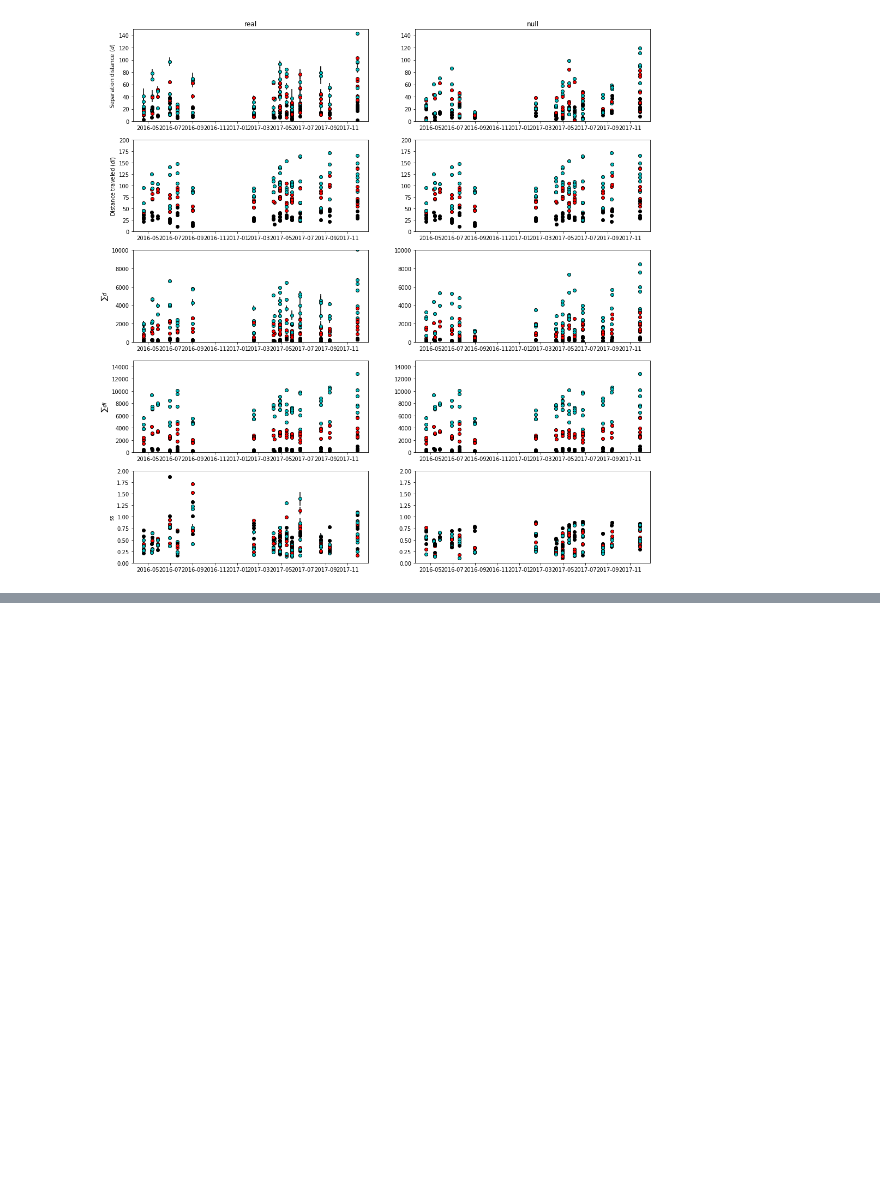
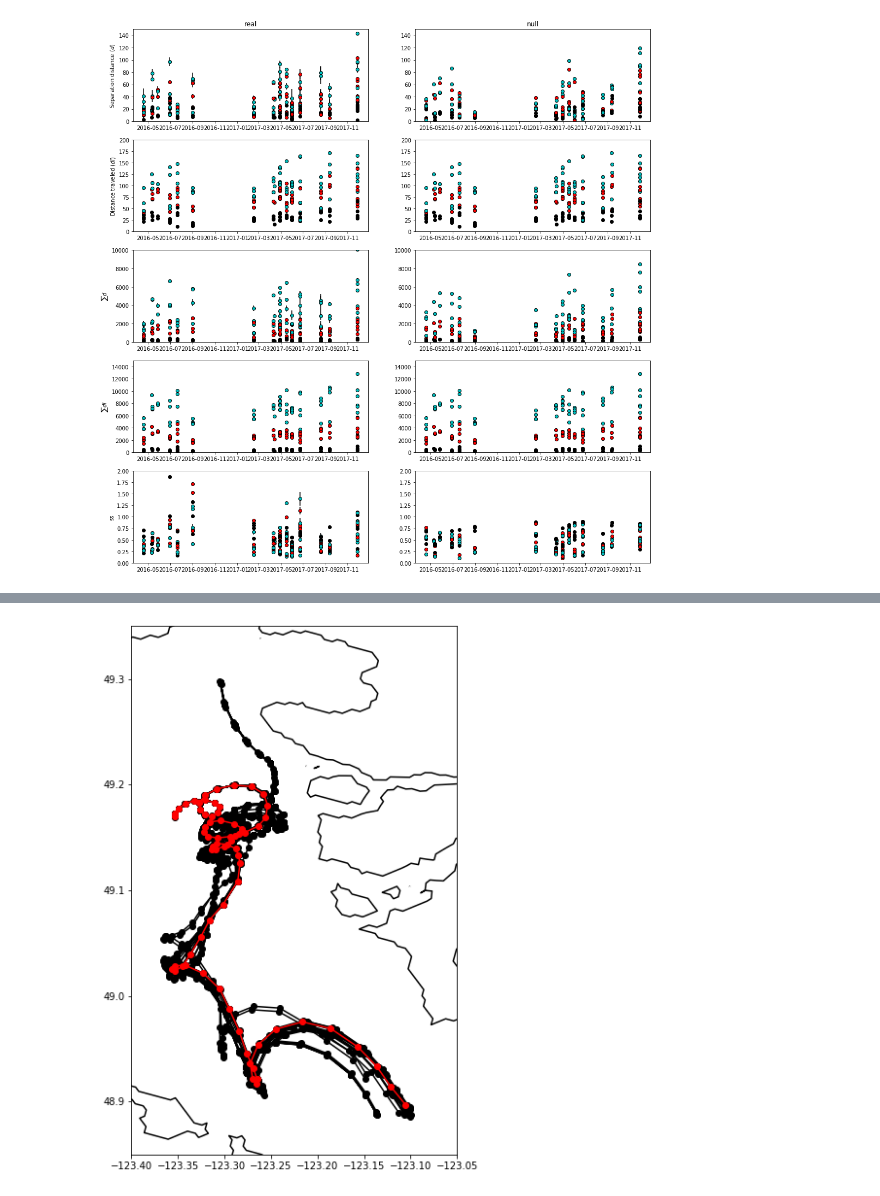
Before and after one commit to SalishSeaCast/analysis-ben, a Jupyter notebook: notebooks/OpenDrift/DrifterSimulations_parcels.ipynb, the cells around one changed output, grey strips where cells are left out. Drawn from its saved outputs; the diff is of its cells as text; code cells hidden in the pictures; blank space fills up the shorter version.

```diff
--- a/notebooks/OpenDrift/DrifterSimulations_parcels.ipynb
+++ b/notebooks/OpenDrift/DrifterSimulations_parcels.ipynb
@@ -291,0 +235,29 @@ fig.colorbar(c, cax=cax)
+# %%
+# Make figure
+fig, ax = plt.subplots(figsize=(10, 10))
+ax.contour(grid.nav_lon, grid.nav_lat, mask.tmask[0, 0, ...], levels=[-0.01, 0.01], colors='k')
+ax.set_xlim([-123.4, -123.05])
+ax.set_ylim([48.85, 49.35])
+viz_tools.set_aspect(ax)
+
+fn = '/data/bmoorema/results/parcels/drifters_base/drifter003_20160418_20160423.nc'
+index = 30
+
+# Load simulation
+with xr.open_dataset(fn) as data:
+
+    # Load and plot trajectories
+    lons, lats = data.lon.values[:, :72], data.lat.values[:, :72]
+    for lon, lat in zip(lons, lats): ax.plot(lon, lat, 'ko-')
+    ax.plot(lons[index, :], lats[index, :], 'ro-')
+
+    # Separation distance
+    d = np.sqrt((lons - lons[index, :])**2 + (lats - lats[index, :])**2) * deg2m * 1e-3
+
+    # Travelled distance
+    dl = np.sqrt((lons[index, 1:] - lons[index, :-1])**2 + (lons[index, 1:] - lons[index, :-1])**2) * deg2m * 1e-3
+    dl = np.insert(dl, 0, 0)
+
+    SS = np.cumsum(d, axis=1) / np.cumsum(np.cumsum(dl))
+# %% [output]
+[figure, added]
```
Also changed, not shown: parts of 2 cells of this notebook, 5 other files.
